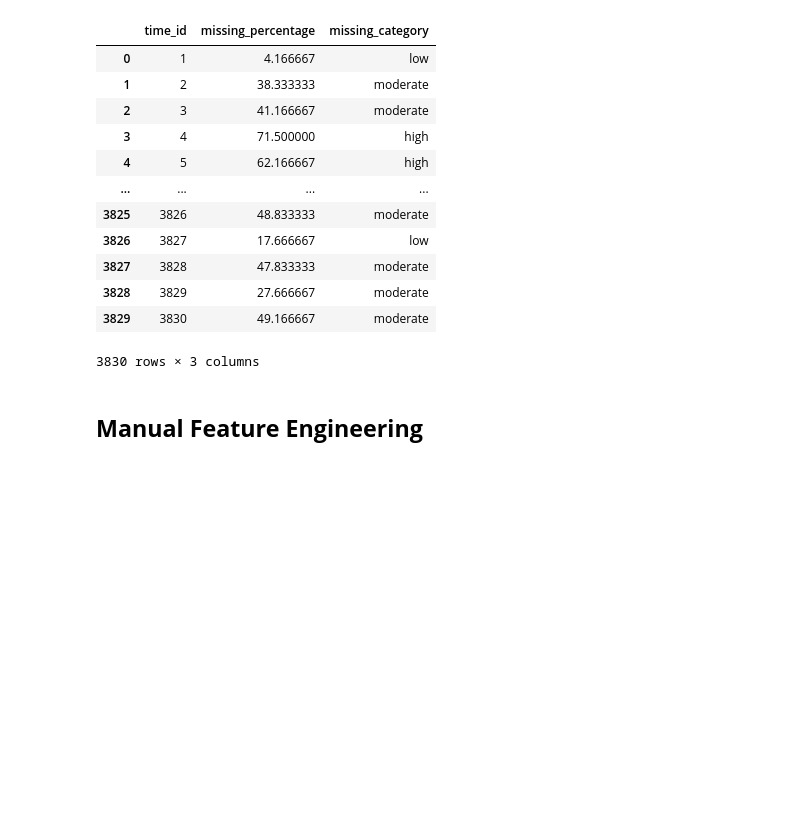
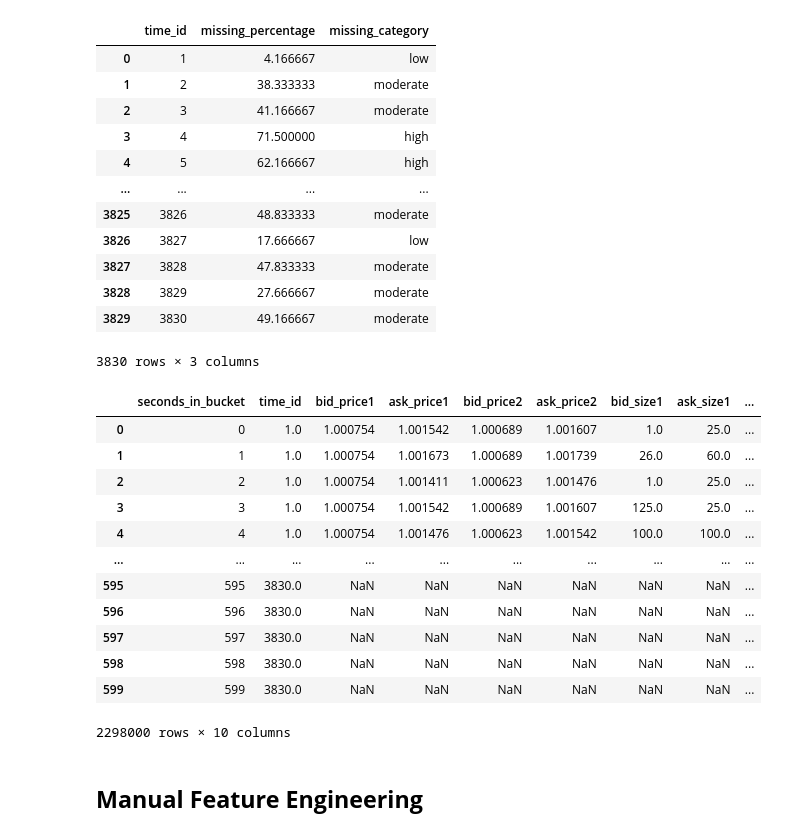
Before and after one commit to Ayush-Singh-31/Optiver-07, a Jupyter notebook: EDA.ipynb, the cells around one changed output. Cells and saved outputs as stored; diff of their text form; code cells hidden in the pictures; blank space fills up the shorter version.

```diff
--- a/EDA.ipynb
+++ b/EDA.ipynb
@@ -324,6 +324,31 @@ bucket_classification
 | 3828 | 3829 | 27.666667 | moderate |
 | 3829 | 3830 | 49.166667 | moderate |
 3830 rows × 3 columns
+# %%
+def reindex_group(group):
+    group = group.set_index('seconds_in_bucket').sort_index()
+    complete_index = range(600)
+    group = group.reindex(complete_index)
+    group['time_id'] = group['time_id'].ffill()
+    return group.reset_index().rename(columns={'index': 'seconds_in_bucket'})
+
+df_complete = stock1.groupby('time_id', group_keys=False).apply(reindex_group)
+# %%
+df_complete
+# %% [output]
+|  | seconds_in_bucket | time_id | bid_price1 | ask_price1 | bid_price2 | ask_price2 | bid_size1 | ask_size1 | ... |
+| 0 | 0 | 1.0 | 1.000754 | 1.001542 | 1.000689 | 1.001607 | 1.0 | 25.0 | ... |
+| 1 | 1 | 1.0 | 1.000754 | 1.001673 | 1.000689 | 1.001739 | 26.0 | 60.0 | ... |
+| 2 | 2 | 1.0 | 1.000754 | 1.001411 | 1.000623 | 1.001476 | 1.0 | 25.0 | ... |
+| 3 | 3 | 1.0 | 1.000754 | 1.001542 | 1.000689 | 1.001607 | 125.0 | 25.0 | ... |
+| 4 | 4 | 1.0 | 1.000754 | 1.001476 | 1.000623 | 1.001542 | 100.0 | 100.0 | ... |
+| ... | ... | ... | ... | ... | ... | ... | ... | ... | ... |
+| 595 | 595 | 3830.0 | NaN | NaN | NaN | NaN | NaN | NaN | ... |
+| 596 | 596 | 3830.0 | NaN | NaN | NaN | NaN | NaN | NaN | ... |
+| 597 | 597 | 3830.0 | NaN | NaN | NaN | NaN | NaN | NaN | ... |
+| 598 | 598 | 3830.0 | NaN | NaN | NaN | NaN | NaN | NaN | ... |
+| 599 | 599 | 3830.0 | NaN | NaN | NaN | NaN | NaN | NaN | ... |
+2298000 rows × 10 columns
 # %% [markdown]
 ## **Manual Feature Engineering**
 # %%
```
Also changed, not shown: parts of 1 cell of this notebook.
